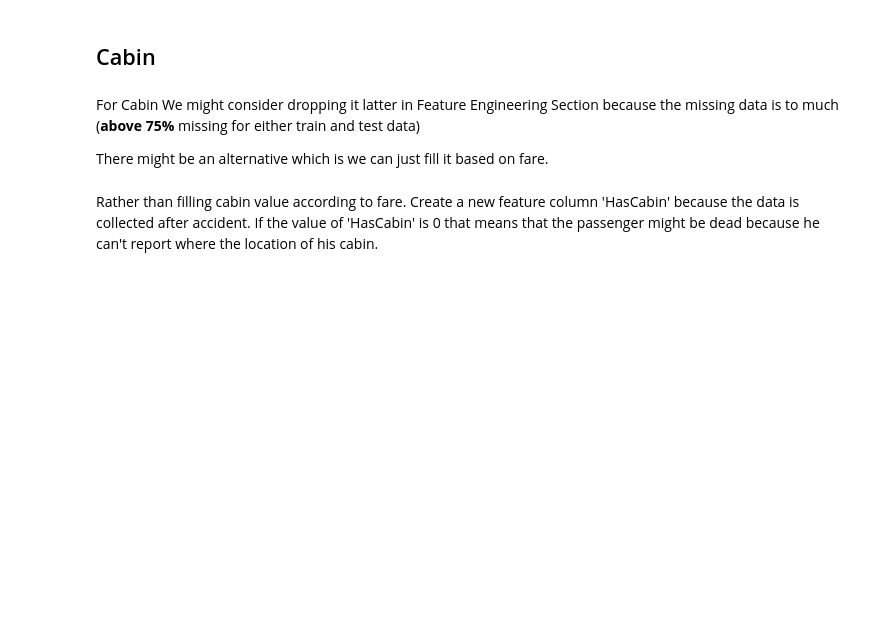
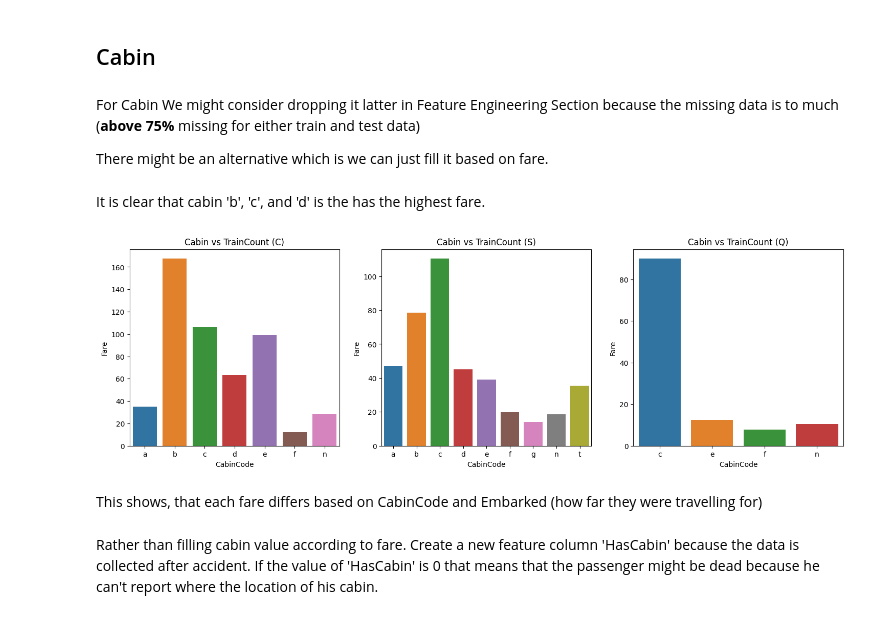
Before and after one commit to marcellinus-witarsah/titanic-survival-modelll, a Jupyter notebook: titanic-survival-model-notebook.ipynb, the cells around one changed output. Drawn from its saved outputs; the diff is of its cells as text; code cells hidden in the pictures; blank space fills up the shorter version.

```diff
--- a/titanic-survival-model-notebook.ipynb
+++ b/titanic-survival-model-notebook.ipynb
@@ -170,43 +238,50 @@ sns.lineplot(x='Cabin',
             ax=ax[1][1])
 
 plt.show()
+# %% [markdown]
+It is clear that cabin 'b', 'c', and 'd' is the has the highest fare.
 # %%
 # Replace Nan or missing value with 'N' first
 titanic_all.loc[titanic_all['Cabin'].isna(), 'Cabin'] = 'N'
 
 # Adding new feature column with first letter in that Cabin Column
-titanic_all['CabinCode'] = titanic_all['Cabin'].apply(lambda x: str(x).split(' ')[0][0]).str.lower()
+titanic_all['CabinCode'] = titanic_all['Cabin'].apply(lambda x: str(x).split(' ')[0][0].strip()).str.lower()
 
 # mean fare for each Cabin
-all_cabin_fare = titanic_all.groupby('CabinCode')['Fare'].mean()
+all_cabin_fare = titanic_all.groupby(['CabinCode', 'Embarked'], as_index=False)['Fare'].mean()
 
 # count for each Cabin
-all_cabin_count = titanic_all.groupby('CabinCode')['Fare'].count()
+all_cabin_count = titanic_all.groupby(['CabinCode', 'Embarked'], as_index=False)['Fare'].count()
 
 # datafram full of train and test mean and count
-cabin_count_fare = pd.concat(objs=[all_cabin_count, all_cabin_fare],
-                             keys=['Count', 'Fare'],
+cabin_count_fare = pd.concat(objs=[all_cabin_count['CabinCode'],
+                                   all_cabin_count['Embarked'],
+                                   all_cabin_count['Fare'],
+                                   all_cabin_fare['Fare']],
                              axis=1)
-cabin_count_fare['Cabin'] = all_cabin_count.index
+cabin_count_fare.columns = ['CabinCode', 'Embarked', 'Count', 'Fare']
 
 
-# Exclued cabin n (n=missing_value)
-cabin_count_fare_exclude_cabin_n = cabin_count_fare[cabin_count_fare['Cabin']!='n']
+# # Exclued cabin n (n=missing_value)
+# cabin_count_fare_exclude_cabin_n = cabin_count_fare.loc[cabin_count_fare['CabinCode']!='n']
 
+unique_embarked = cabin_count_fare['Embarked'].unique()
+fig, ax = plt.subplots(nrows=1, ncols=len(cabin_count_fare['Embarked'].unique()), figsize=(18, 5))
+# Cabin vs Count (C)
+sns.barplot(x='CabinCode',
+            y='Fare',
+            data=cabin_count_fare.loc[cabin_count_fare['Embarked'] == unique_embarked[0]],
+            ax=ax[0]).set(title='Cabin vs TrainCount ({})'.format(unique_embarked[0]))
 
-fig, ax = plt.subplots(figsize=(15, 10), ncols=2)
+sns.barplot(x='CabinCode',
+            y='Fare',
+            data=cabin_count_fare.loc[cabin_count_fare['Embarked'] == unique_embarked[1]],
+            ax=ax[1]).set(title='Cabin vs TrainCount ({})'.format(unique_embarked[1]))
 
-# Cabin vs Count
-ax[0].set_title('Cabin vs TrainCount')
-sns.barplot(x='Cabin',
-            y='Count',
-            data=cabin_count_fare_exclude_cabin_n,
-            ax=ax[0])
-
-ax[1].set_title('Cabin vs TestCount')
-sns.lineplot(x='Cabin',
+sns.barplot(x='CabinCode',
             y='Fare',
-            data=cabin_count_fare_exclude_cabin_n,
-            ax=ax[1])
-
+            data=cabin_count_fare.loc[cabin_count_fare['Embarked'] == unique_embarked[2]],
+            ax=ax[2]).set(title='Cabin vs TrainCount ({})'.format(unique_embarked[2]))
 plt.show()
+# %% [output]
+[figure, added]
@@ -215,3 +288,5 @@ cabin_count_fare
+# %% [markdown]
+This shows, that each fare differs based on CabinCode and Embarked (how far they were travelling for)
 # %% [markdown]
 Rather than filling cabin value according to fare. Create a new feature column 'HasCabin' because the data is collected after accident. If the value of 'HasCabin' is 0 that means that the passenger might be dead because he can't report where the location of his cabin.
 # %%
```
Also changed, not shown: parts of 20 cells of this notebook.
